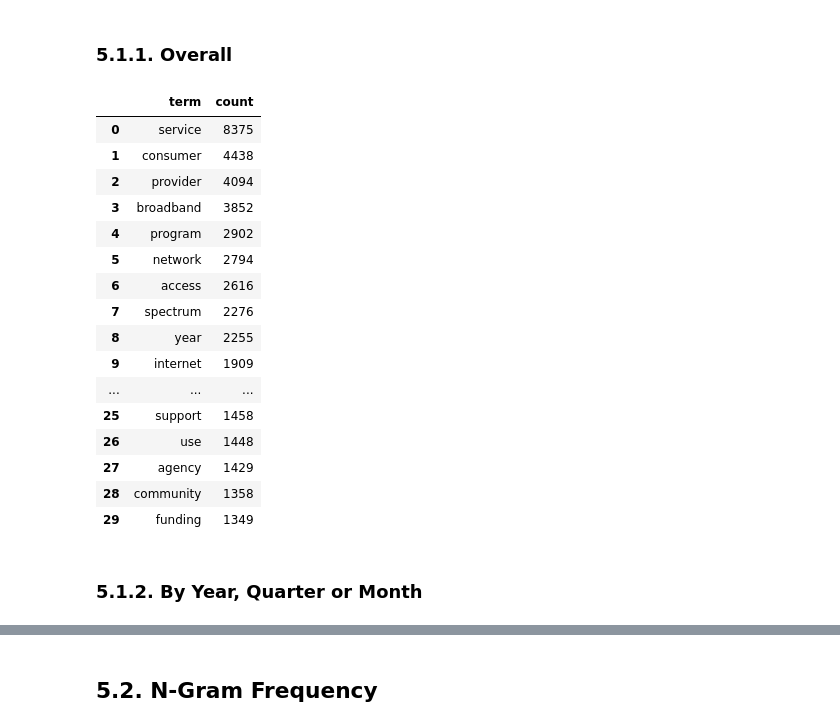
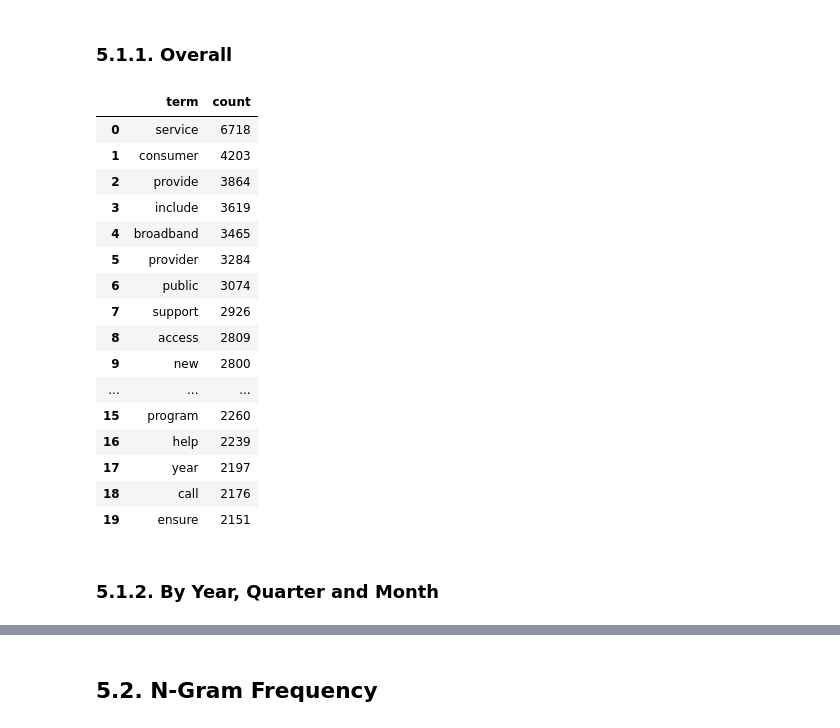
Before and after one commit to YoungbokYi/Text-Mining-FCC-Documents, a Jupyter notebook: Trend_Analysis.ipynb, the cells around one changed output, grey strips where cells are left out. Saved outputs shown, nothing was run; the diff lists cells and outputs as text; code cells hidden in the pictures.

```diff
--- a/Trend_Analysis.ipynb
+++ b/Trend_Analysis.ipynb
@@ -90,10 +112,5 @@ df['footer_method'].value_counts(dropna=False).rename('count').to_frame()
 # %% [markdown]
 ## 3.2. Explore Date Variables
-# %%
-df['date'] = df['released_on']
-df['year'] = df['date'].dt.year
-df['quarter'] = df['date'].dt.to_period('Q').astype(str)
-df['month'] = df['date'].dt.to_period('M').astype(str)
 # %%
 def plot_doc_trend(summary_df, x_label, y_label, tick_every=None):
 
@@ -216,0 +752,11 @@ def clean_lemma(lemma):
+# %%
+# Load the English spaCy model.
+# 1) Keep the tagger and lemmatizer for POS filtering and lemmatization.
+# 2) Disable parser and NER: they are not needed for basic preprocessing.
+
+nlp = spacy.load('en_core_web_sm', disable=['parser', 'ner'])
+
+text_lengths = df['body_text'].astype(str).str.len()
+nlp.max_length = max(nlp.max_length, int(text_lengths.max()) + 100)
+
+nlp.pipe_names
@@ -245,16 +805,3 @@ def preprocess_spacy_doc(doc):
         tokens.append(lemma)
 
     return tokens
-# %%
-texts = df['body_text'].tolist()
-
-tokens = []
-
-for doc in tqdm(nlp.pipe(texts, batch_size=20), total=len(texts)):
-    tokens.append(preprocess_spacy_doc(doc))
-
-df['tokens'] = tokens
-df['clean_text'] = df['tokens'].map(lambda tokens: ' '.join(tokens))
-df['token_count'] = df['tokens'].map(len)
-
-df[['filename', 'body_word_count', 'body_text', 'tokens', 'token_count', 'clean_text']].head()
@@ -267,0 +808,13 @@ df[['filename', 'body_word_count', 'body_text', 'tokens', 'token_count', 'clean_
+# %%
+df['normalized_body_text'] = df['body_text'].map(normalize_technical_phrases)
+
+texts = df['normalized_body_text'].tolist()
+
+tokens = []
+
+for doc in tqdm(nlp.pipe(texts, batch_size=32), total=len(texts)):
+    tokens.append(preprocess_doc(doc))
+
+df['tokens'] = tokens
+df['clean_text'] = df['tokens'].map(lambda tokens: ' '.join(tokens))
+df['token_count'] = df['tokens'].map(len)
@@ -308,34 +879,34 @@ terms = count_vectorizer.get_feature_names_out()
 # %%
 term_counts = np.asarray(X_counts.sum(axis=0)).ravel()
 
 term_freq = pd.DataFrame({
     'term': terms,
     'count': term_counts.astype(int)
 })
 
 term_freq = term_freq.sort_values('count', ascending=False).reset_index(drop=True)
 
-term_freq.head(30)
+term_freq.head(20)
 # %% [output]
 |  | term | count |
-| 0 | service | 8375 |
-| 1 | consumer | 4438 |
-| 2 | provider | 4094 |
-| 3 | broadband | 3852 |
-| 4 | program | 2902 |
-| 5 | network | 2794 |
-| 6 | access | 2616 |
-| 7 | spectrum | 2276 |
-| 8 | year | 2255 |
-| 9 | internet | 1909 |
+| 0 | service | 6718 |
+| 1 | consumer | 4203 |
+| 2 | provide | 3864 |
+| 3 | include | 3619 |
+| 4 | broadband | 3465 |
+| 5 | provider | 3284 |
+| 6 | public | 3074 |
+| 7 | support | 2926 |
+| 8 | access | 2809 |
+| 9 | new | 2800 |
 | ... | ... | ... |
-| 25 | support | 1458 |
-| 26 | use | 1448 |
-| 27 | agency | 1429 |
-| 28 | community | 1358 |
-| 29 | funding | 1349 |
+| 15 | program | 2260 |
+| 16 | help | 2239 |
+| 17 | year | 2197 |
+| 18 | call | 2176 |
+| 19 | ensure | 2151 |
 # %% [markdown]
-### 5.1.2. By Year, Quarter or Month
+### 5.1.2. By Year, Quarter and Month
 # %%
 def get_term_frequency_by_period(df, X, terms, period_col, top_n=5):
     data = df[[period_col]].reset_index(drop=True)
```
Also changed, not shown: parts of 67 cells of this notebook.
